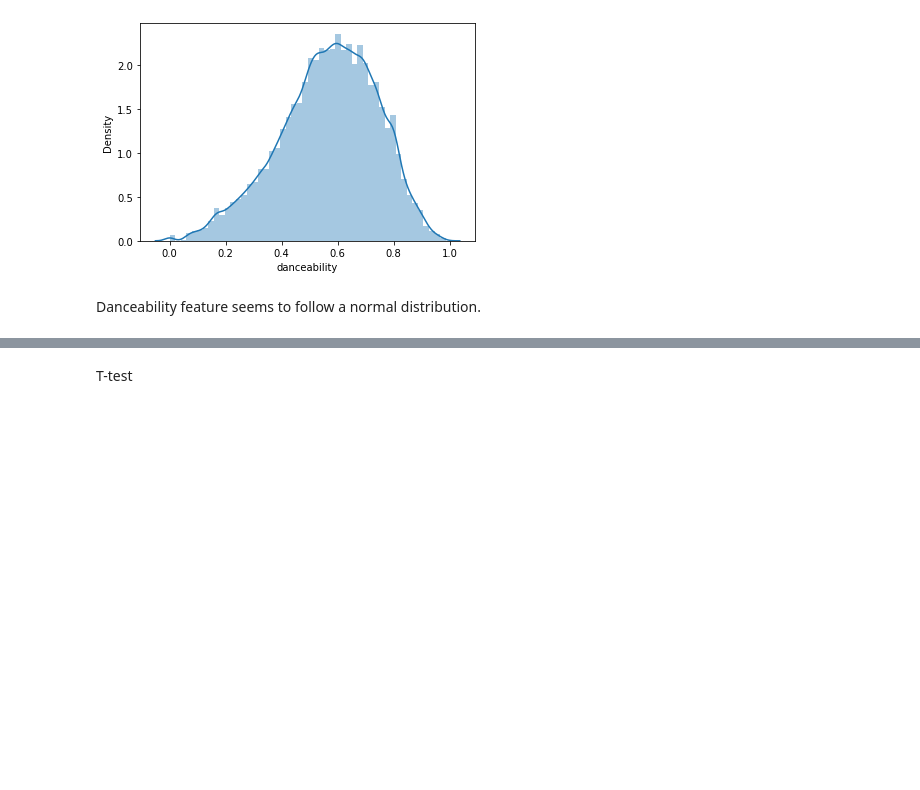
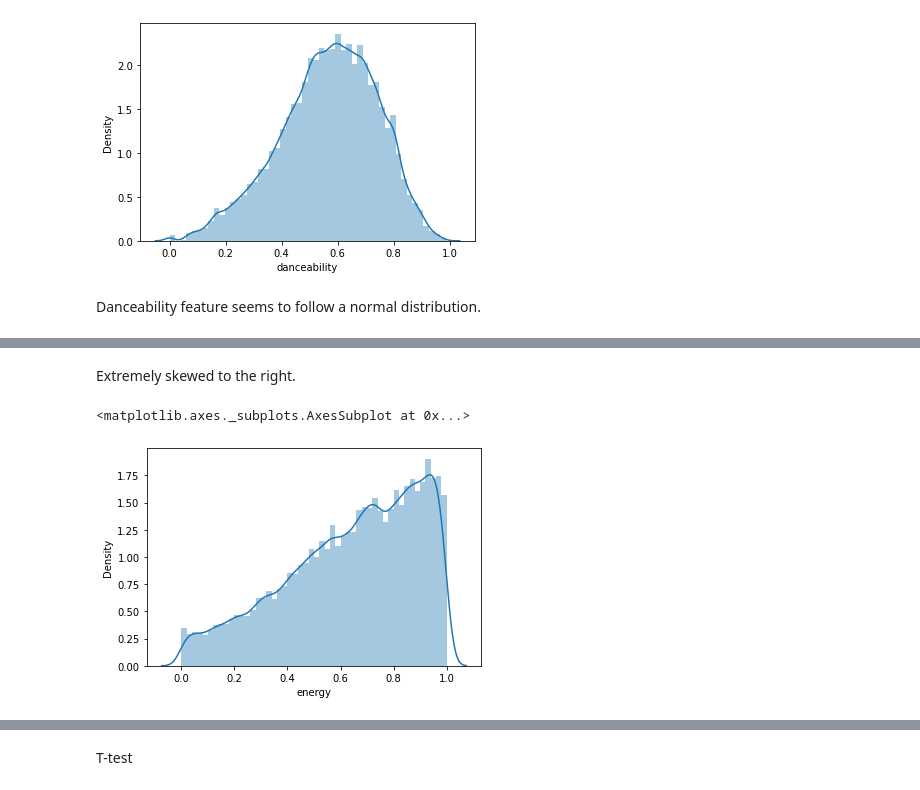
Before and after one commit to abhi-11nav/Spotify-data-Analysis, a Jupyter notebook: Spotify_Music_Analysis.ipynb, the cells around one changed output, grey strips where cells are left out. Saved outputs shown, nothing was run; the diff lists cells and outputs as text; code cells hidden in the pictures; blank space fills up the shorter version.

```diff
--- a/Spotify_Music_Analysis.ipynb
+++ b/Spotify_Music_Analysis.ipynb
@@ -306,6 +306,7 @@ plt.show()
 [figure]
 <Figure size 720x1080 with 0 Axes>
 # %%
+"""
 # Let us categorise the popularity variable and perform some analysis
 
 data["popular"] = data["popularity"]
@@ -318,4 +319,6 @@ for i in indexes:
   data.iloc[i,len(data.columns)-1] = "Yes"
 for i in indexes2:
   data.iloc[i,len(data.columns)-1] = "No"
+
+  """
 # %% [output]
@@ -373,0 +383,7 @@ np.log
+# %% [markdown]
+Extremely skewed to the right.
+# %%
+sns.distplot(data["energy"])
+# %% [output]
+<matplotlib.axes._subplots.AxesSubplot at 0x...>
+[figure, added]
```
Also changed, not shown: parts of 33 cells of this notebook.
